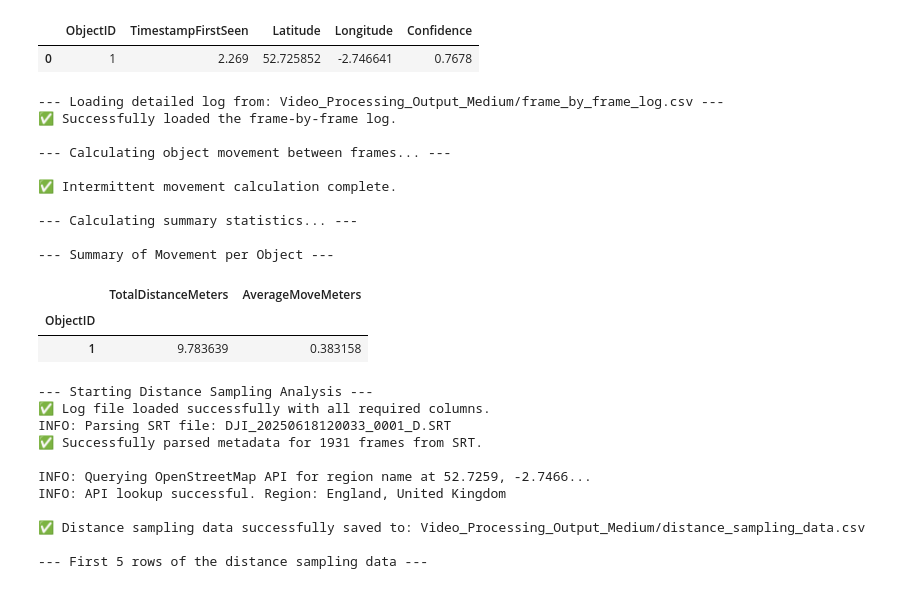
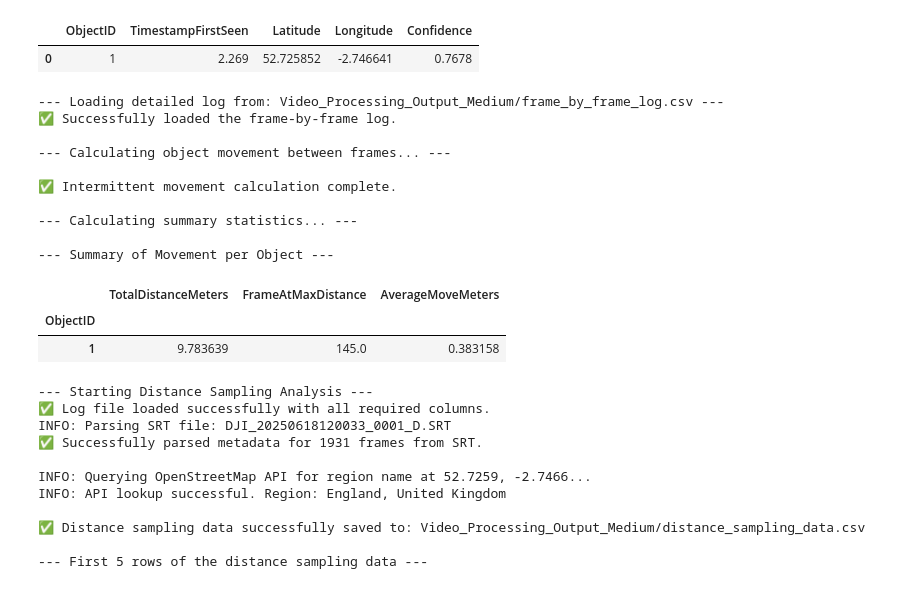
Before and after one commit to ChaimElchik/GPS-Demo, a Jupyter notebook: GPS_DEM_DepthAnythingDistanceSamplingVideoSequenceMediumV3.ipynb, the cells around one changed output. Saved outputs shown, nothing was run; the diff lists cells and outputs as text; code cells hidden in the pictures.

```diff
--- a/GPS_DEM_DepthAnythingDistanceSamplingVideoSequenceMediumV3.ipynb
+++ b/GPS_DEM_DepthAnythingDistanceSamplingVideoSequenceMediumV3.ipynb
@@ -672,18 +672,25 @@ if os.path.exists(log_path):
                     start_pos = (first_row['Latitude'], first_row['Longitude'])
 
                     max_distance = 0
+                    # --- NEW: Variable to store the frame at max distance ---
+                    frame_at_max_distance = first_row['Frame']
+
                     # Iterate through the rest of the points in the object's path
                     for index, row in group.iloc[1:].iterrows():
                         current_pos = (row['Latitude'], row['Longitude'])
                         # Calculate distance from the start to the current point
                         distance = geodesic(start_pos, current_pos).meters
-                        # If this distance is the largest so far, update max_distance
+                        # If this distance is the largest so far, update max_distance and the frame number
                         if distance > max_distance:
                             max_distance = distance
+                            # --- NEW: Update the frame number ---
+                            frame_at_max_distance = row['Frame']
 
                     total_distance_records.append({
                         'ObjectID': object_id,
-                        'TotalDistanceMeters': max_distance
+                        'TotalDistanceMeters': max_distance,
+                        # --- NEW: Add the frame number to the record ---
+                        'FrameAtMaxDistance': frame_at_max_distance
                     })
 
             df_total_dist = pd.DataFrame(total_distance_records)
@@ -694,36 +701,36 @@ if os.path.exists(log_path):
 
             # 3. Merge the total distance and average move summaries
             if not df_total_dist.empty:
                 df_summary = pd.merge(df_total_dist, df_avg_move, on='ObjectID', how='left')
                 print("\n--- Summary of Movement per Object ---")
                 display(df_summary.set_index('ObjectID'))
             else:
                  print("\n--- Summary of Movement per Object (No total distance calculated) ---")
                  display(df_avg_move.set_index('ObjectID'))
 
         else:
             print("\n-> No significant object movement was detected between frames.")
 
     except Exception as e:
         print(f"❌ An error occurred during movement calculation: {e}")
         traceback.print_exc()
 else:
     print(f"❌ ERROR: The detailed log file was not found at '{log_path}'.")
     print("Please ensure the main processing cell (CELL 3) completed successfully and generated the log.")
 # %% [output]
 --- Loading detailed log from: Video_Processing_Output_Medium/frame_by_frame_log.csv ---
 ✅ Successfully loaded the frame-by-frame log.
 
 --- Calculating object movement between frames... ---
 
 ✅ Intermittent movement calculation complete.
 
 --- Calculating summary statistics... ---
 
 --- Summary of Movement per Object ---
-|  | TotalDistanceMeters | AverageMoveMeters |
-| ObjectID |  |  |
-| 1 | 9.783639 | 0.383158 |
+|  | TotalDistanceMeters | FrameAtMaxDistance | AverageMoveMeters |
+| ObjectID |  |  |  |
+| 1 | 9.783639 | 145.0 | 0.383158 |
 # %%
 import pandas as pd
 import os
```
